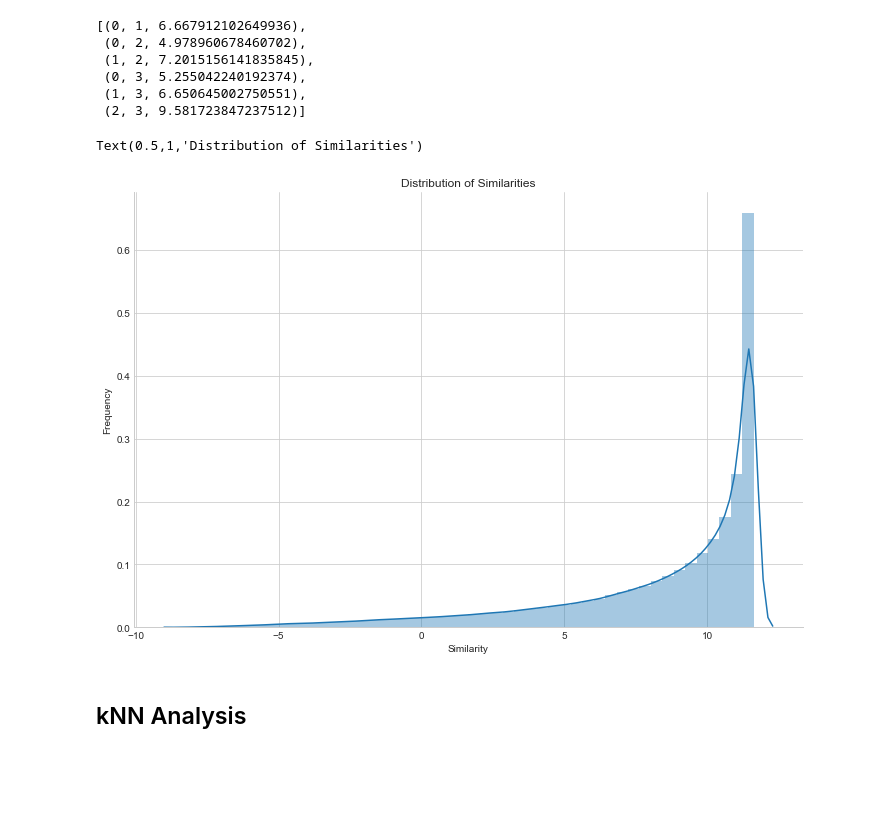
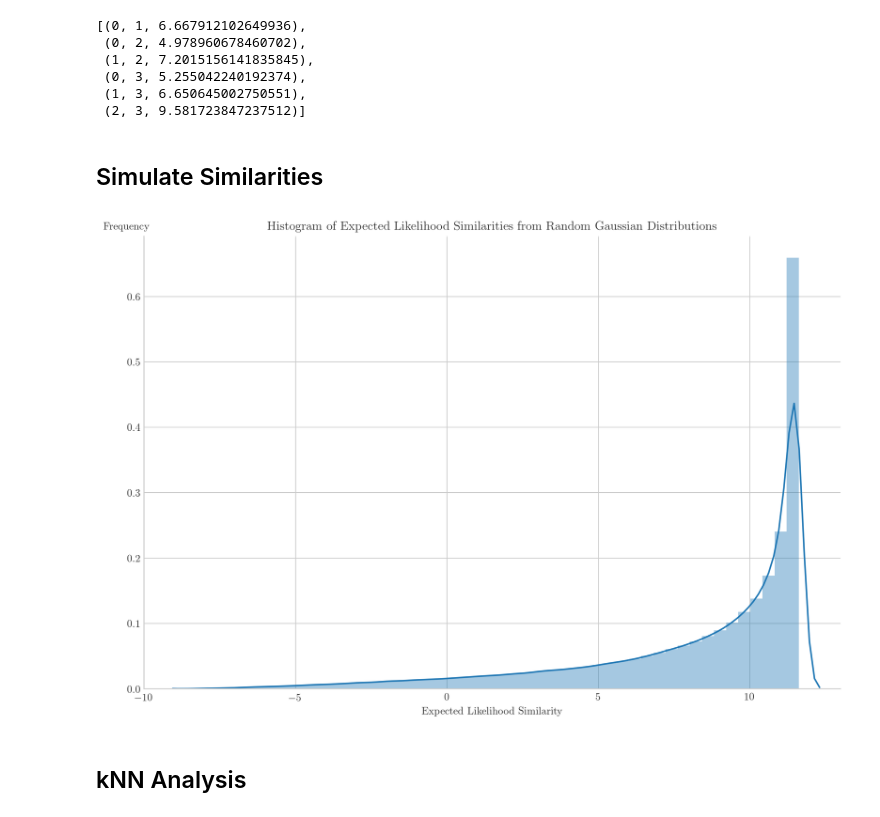
Before and after one commit to eigenfoo/word2gm, a Jupyter notebook: results/evaluation.ipynb, the cells around one changed output. Drawn from its saved outputs; the diff is of its cells as text; code cells hidden in the pictures; blank space fills up the shorter version.

```diff
--- a/results/evaluation.ipynb
+++ b/results/evaluation.ipynb
@@ -49,3 +49,5 @@ sigmas_ = np.exp(logsigmas[idx]).flatten()
  (0, 3, 5.255042240192374),
  (1, 3, 6.650645002750551),
  (2, 3, 9.581723847237512)]
+# %% [markdown]
+## Simulate Similarities
@@ -57,16 +64,24 @@ sigma_rand1 = 0.05
 sigma_rand2 = 0.05
 
 x = [el_similarity(mu_rand1[i], mu_rand2[j], sigma_rand1, sigma_rand2) for i in range(N) for j in range(N)]
-# %%
-plt.subplots(figsize=[12, 8])
-sns.distplot(x)
-sns.despine()
-plt.xlabel('Similarity')
-plt.ylabel('Frequency')
-plt.title('Distribution of Similarities')
-# %% [output]
-Text(0.5,1,'Distribution of Similarities')
-[figure, removed]
+# %%
+plt.figure(figsize=[12, 8], dpi=300)
+sns.distplot(x)
+sns.despine()
+
+plt.xlim(-10, 13)
+
+ax = plt.gca()
+ax.set_title('Histogram of Expected Likelihood Similarities from Random Gaussian Distributions')
+ax.set_xlabel('Expected Likelihood Similarity')
+
+h = ax.set_ylabel('Frequency')
+h.set_rotation(0)
+ax.yaxis.set_label_coords(-0.025, 1.01)
+ax.yaxis.set_ticks_position('left')
+ax.xaxis.set_ticks_position('bottom')
+# %% [output]
+[figure, added]
 # %% [markdown]
 ## kNN Analysis
 # %%
```
Also changed, not shown: parts of 3 cells of this notebook.
